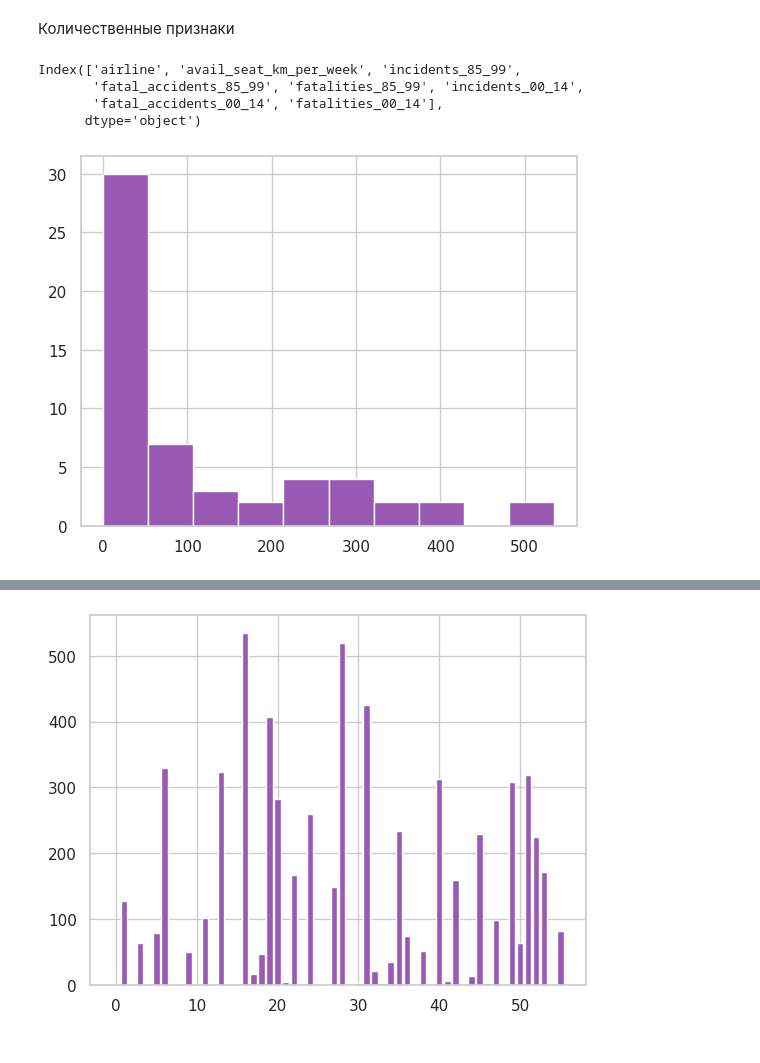
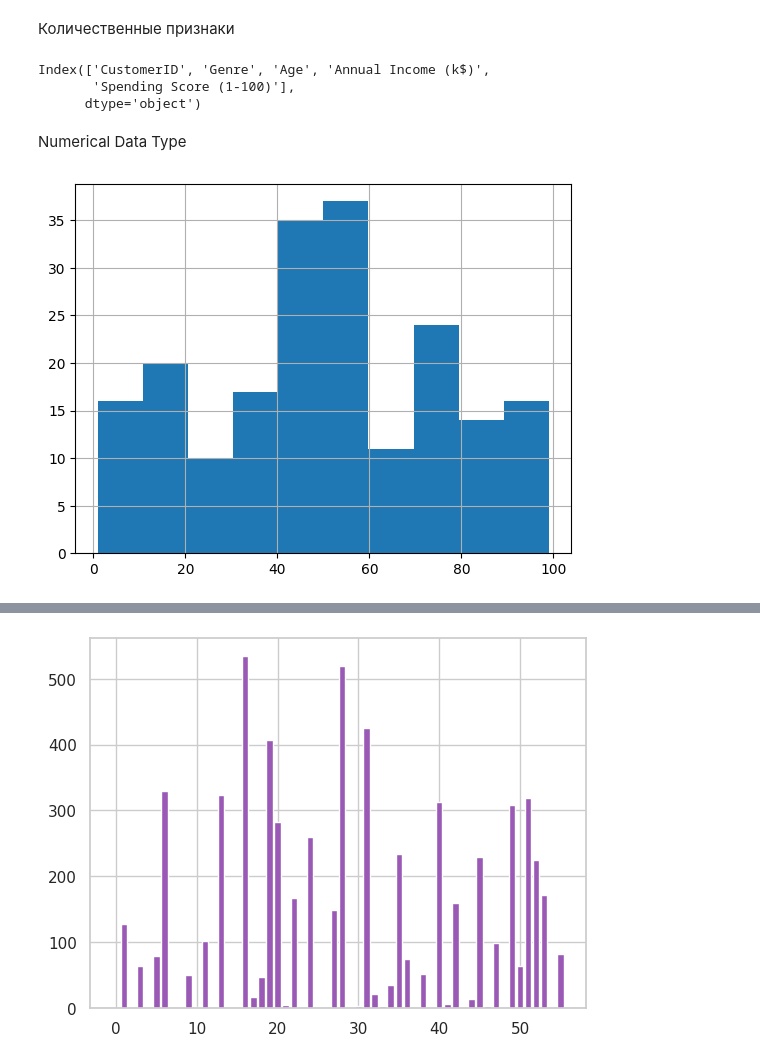
Before and after one commit to IngaBesedina/AI_ML_2, a Jupyter notebook: LabWork2.ipynb, the cells around one changed output, grey strips where cells are left out. Saved outputs shown, nothing was run; the diff lists cells and outputs as text; code cells hidden in the pictures.

```diff
--- a/LabWork2.ipynb
+++ b/LabWork2.ipynb
@@ -9,5 +12,5 @@ import seaborn as sns
 # %%
-data_path = "https://raw.githubusercontent.com/fivethirtyeight/data/master/airline-safety/airline-safety.csv"
+data_path = "https://raw.githubusercontent.com/IngaBesedina/AI_ML_2/main/data/Mall_Customers.csv"
 data = pd.read_csv(data_path)
 data.head(10)
 # data.columns
@@ -48,13 +48,14 @@ memory usage: 3.6+ KB
 # %%
 data.columns
 # %% [output]
-Index(['airline', 'avail_seat_km_per_week', 'incidents_85_99',
-       'fatal_accidents_85_99', 'fatalities_85_99', 'incidents_00_14',
-       'fatal_accidents_00_14', 'fatalities_00_14'],
+Index(['CustomerID', 'Genre', 'Age', 'Annual Income (k$)',
+       'Spending Score (1-100)'],
       dtype='object')
+# %% [markdown]
+Numerical Data Type
 # %%
 # Применение pandas для визуализации данных
 # Pandas работает как настройка над matplotlib
-data['fatalities_85_99'].hist();
+data['Spending Score (1-100)'].hist();
 # %% [output]
-[figure, old version]
+[figure, new version]
```
Also changed, not shown: parts of 17 cells of this notebook.
